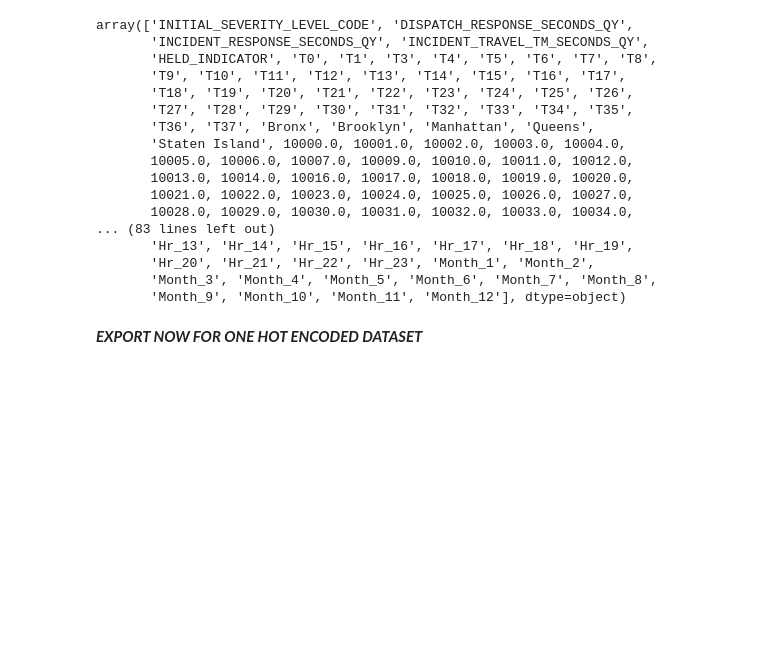
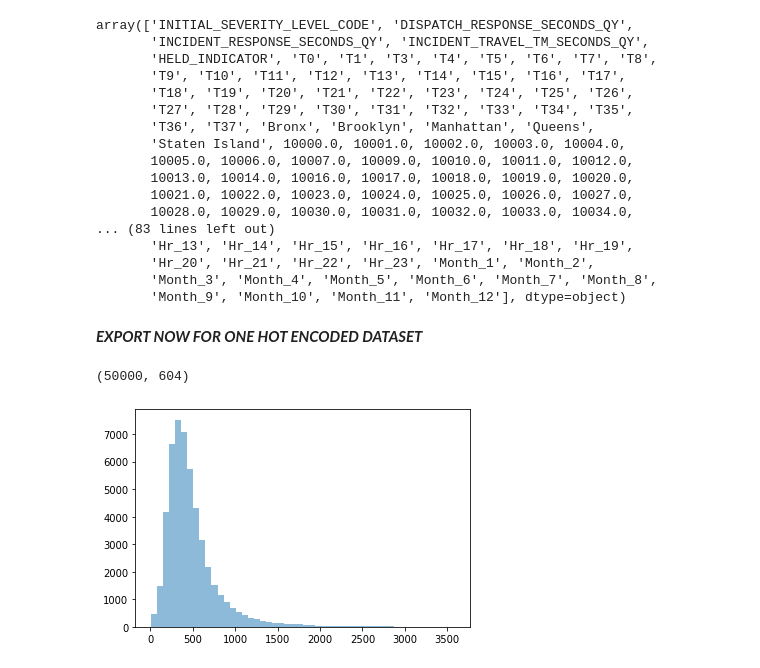
Before and after one commit to akuz91/CodeBlue, a Jupyter notebook: Final_Cleaning.ipynb, the cells around one changed output. Saved outputs shown, nothing was run; the diff lists cells and outputs as text; code cells hidden in the pictures; blank space fills up the shorter version.

```diff
--- a/Final_Cleaning.ipynb
+++ b/Final_Cleaning.ipynb
@@ -1067 +1069,3 @@ array(['INITIAL_SEVERITY_LEVEL_CODE', 'DISPATCH_RESPONSE_SECONDS_QY',
+# %%
+data_samp = data.sample(n=50000)
 # %%
@@ -1068,0 +1073,14 @@ data_wrk.to_csv("EMS_2017_2018_cat_final_onehot.csv", date_format='%Y-%m-%d %H:%
+# %%
+data_samp.shape
+# %% [output]
+(50000, 604)
+# %%
+import numpy as np
+import matplotlib.mlab as mlab
+import matplotlib.pyplot as plt
+
+num_bins = 50
+n, bins, patches = plt.hist(data_samp['INCIDENT_TRAVEL_TM_SECONDS_QY'], num_bins, alpha=0.5)
+plt.show()
+# %% [output]
+[figure, added]
```
Also changed, not shown: parts of 3 cells of this notebook.
